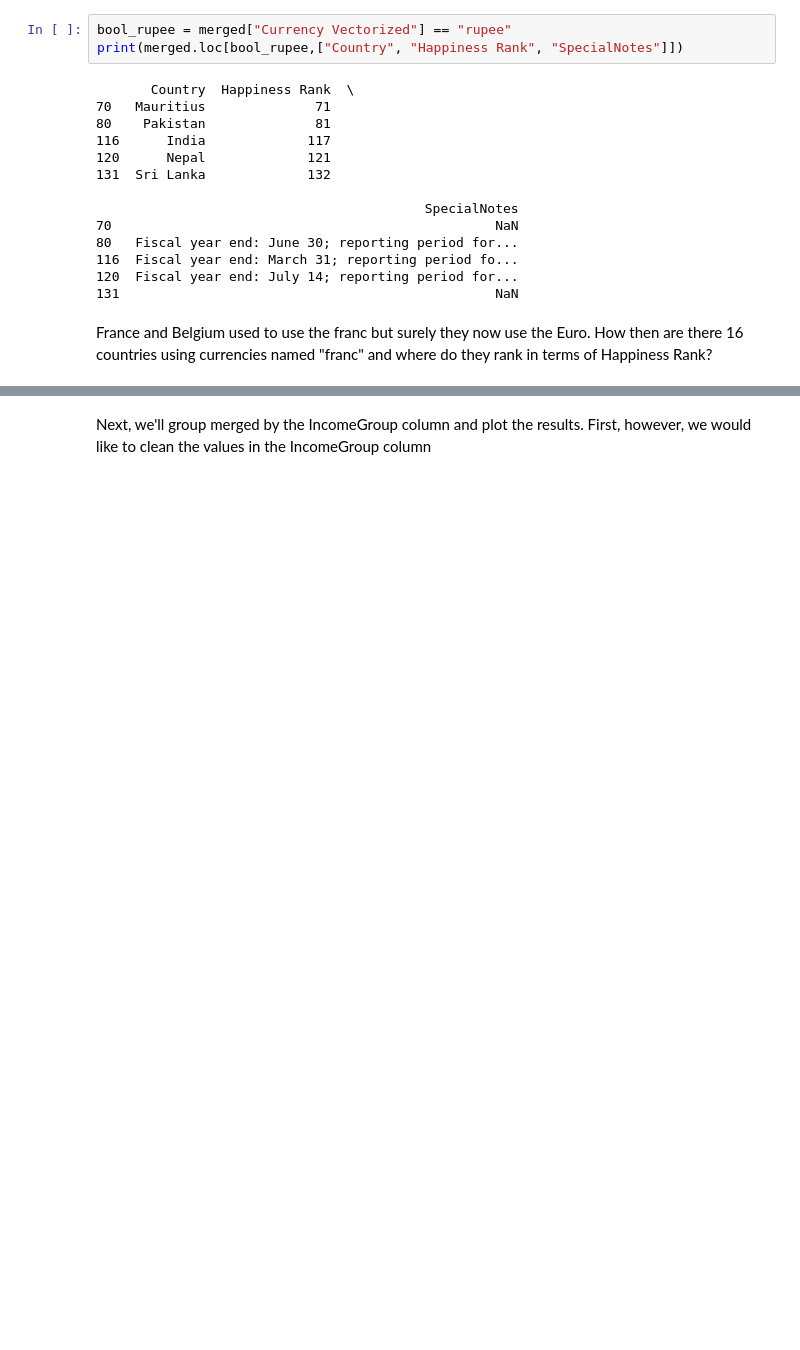
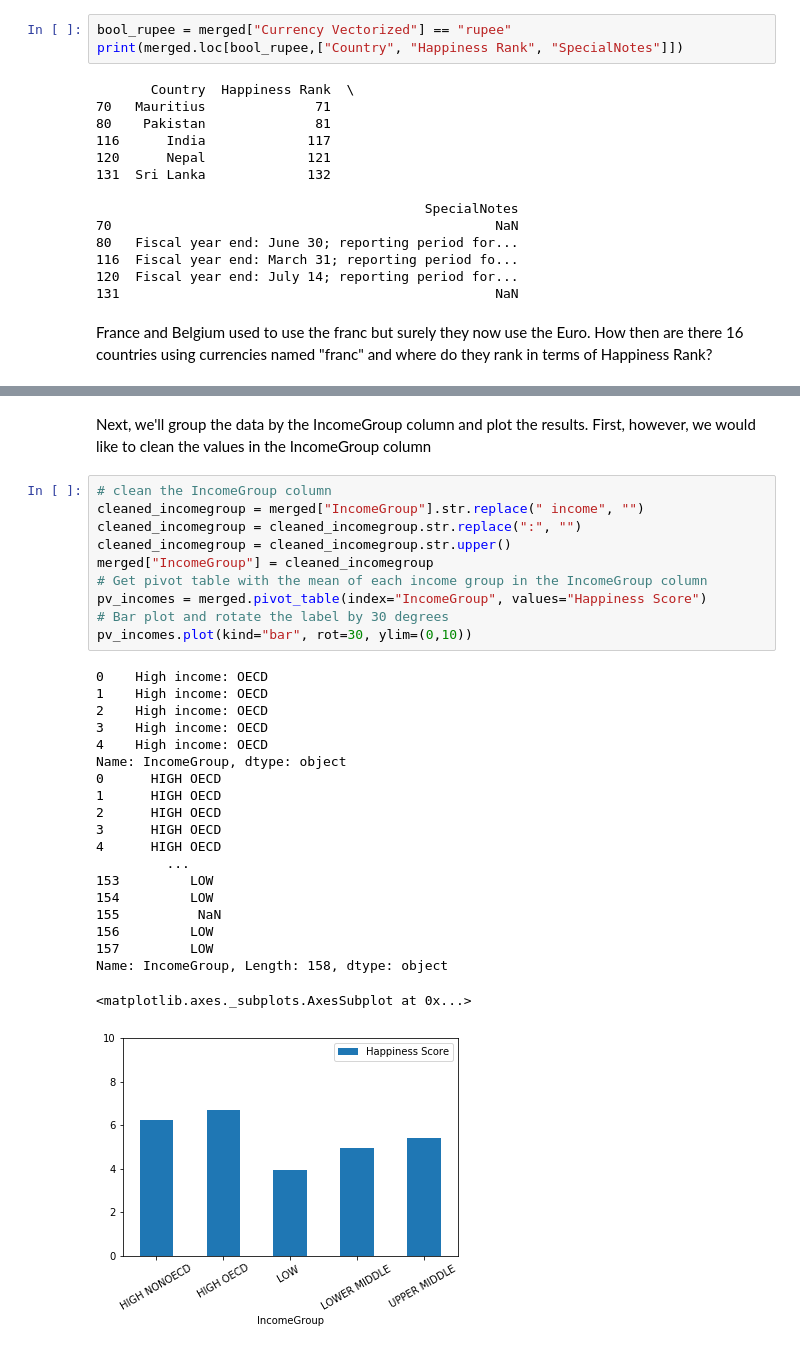
Before and after one commit to srinivasanprashant/World-Happiness-Report, a Jupyter notebook: data-analysis.ipynb, the cells around one changed output, grey strips where cells are left out. Saved outputs shown, nothing was run; the diff lists cells and outputs as text; blank space fills up the shorter version.

Commit message:
plot hapiness score by income group

```diff
--- a/data-analysis.ipynb
+++ b/data-analysis.ipynb
@@ -381,2 +400,33 @@ Switzerland seems to be the only country that is doing well (really well as it's
 # %% [markdown]
-Next, we'll group merged by the IncomeGroup column and plot the results. First, however, we would like to clean the values in the IncomeGroup column
+Next, we'll group the data by the IncomeGroup column and plot the results. First, however, we would like to clean the values in the IncomeGroup column
+# %%
+# clean the IncomeGroup column
+cleaned_incomegroup = merged["IncomeGroup"].str.replace(" income", "")
+cleaned_incomegroup = cleaned_incomegroup.str.replace(":", "")
+cleaned_incomegroup = cleaned_incomegroup.str.upper()
+merged["IncomeGroup"] = cleaned_incomegroup
+# Get pivot table with the mean of each income group in the IncomeGroup column
+pv_incomes = merged.pivot_table(index="IncomeGroup", values="Happiness Score")
+# Bar plot and rotate the label by 30 degrees
+pv_incomes.plot(kind="bar", rot=30, ylim=(0,10))
+# %% [output]
+0    High income: OECD
+1    High income: OECD
+2    High income: OECD
+3    High income: OECD
+4    High income: OECD
+Name: IncomeGroup, dtype: object
+0      HIGH OECD
+1      HIGH OECD
+2      HIGH OECD
+3      HIGH OECD
+4      HIGH OECD
+         ...
+153         LOW
+154         LOW
+155          NaN
+156         LOW
+157         LOW
+Name: IncomeGroup, Length: 158, dtype: object
+<matplotlib.axes._subplots.AxesSubplot at 0x...>
+[figure, added]
```
Also changed, not shown: parts of 3 cells of this notebook.
